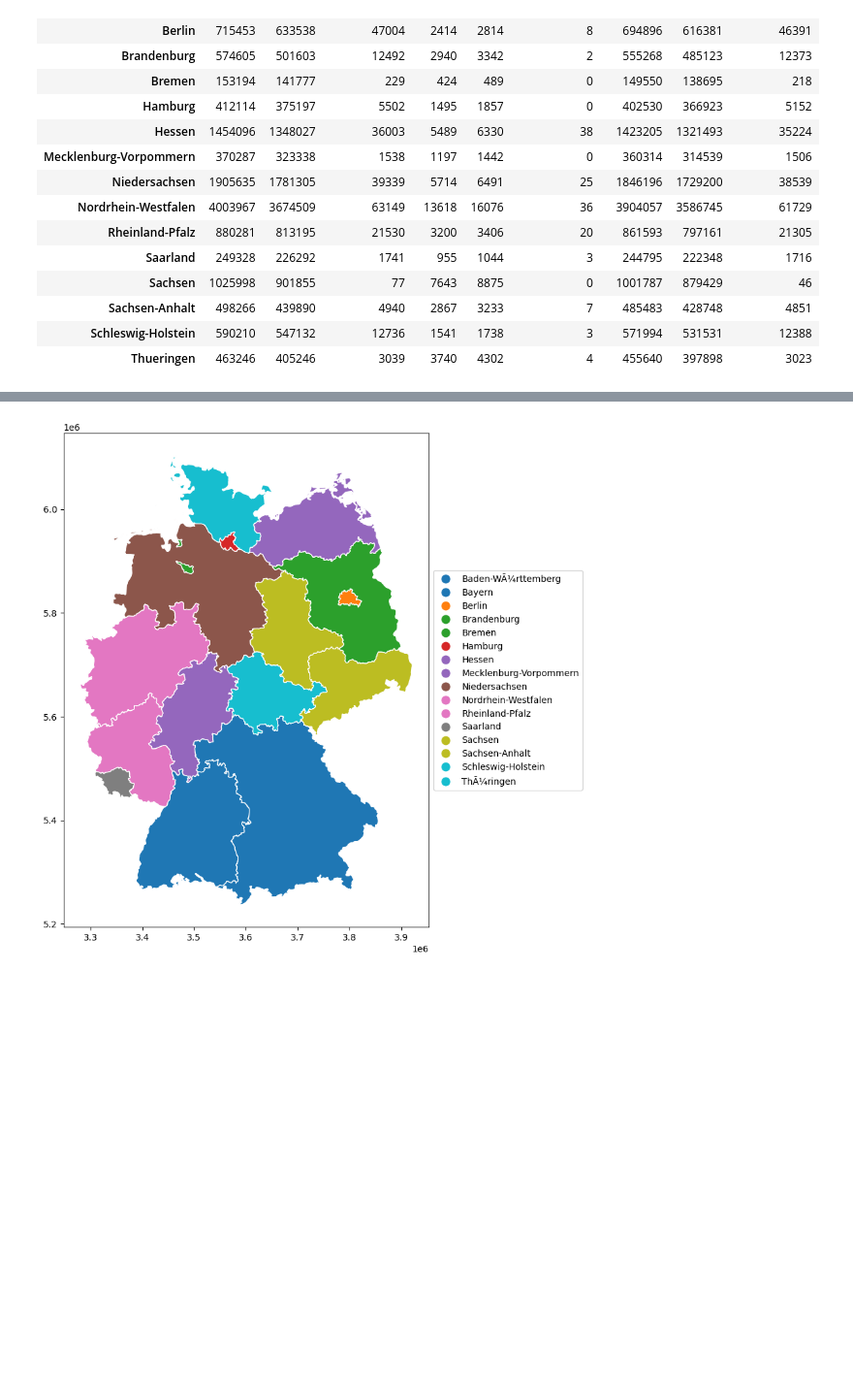
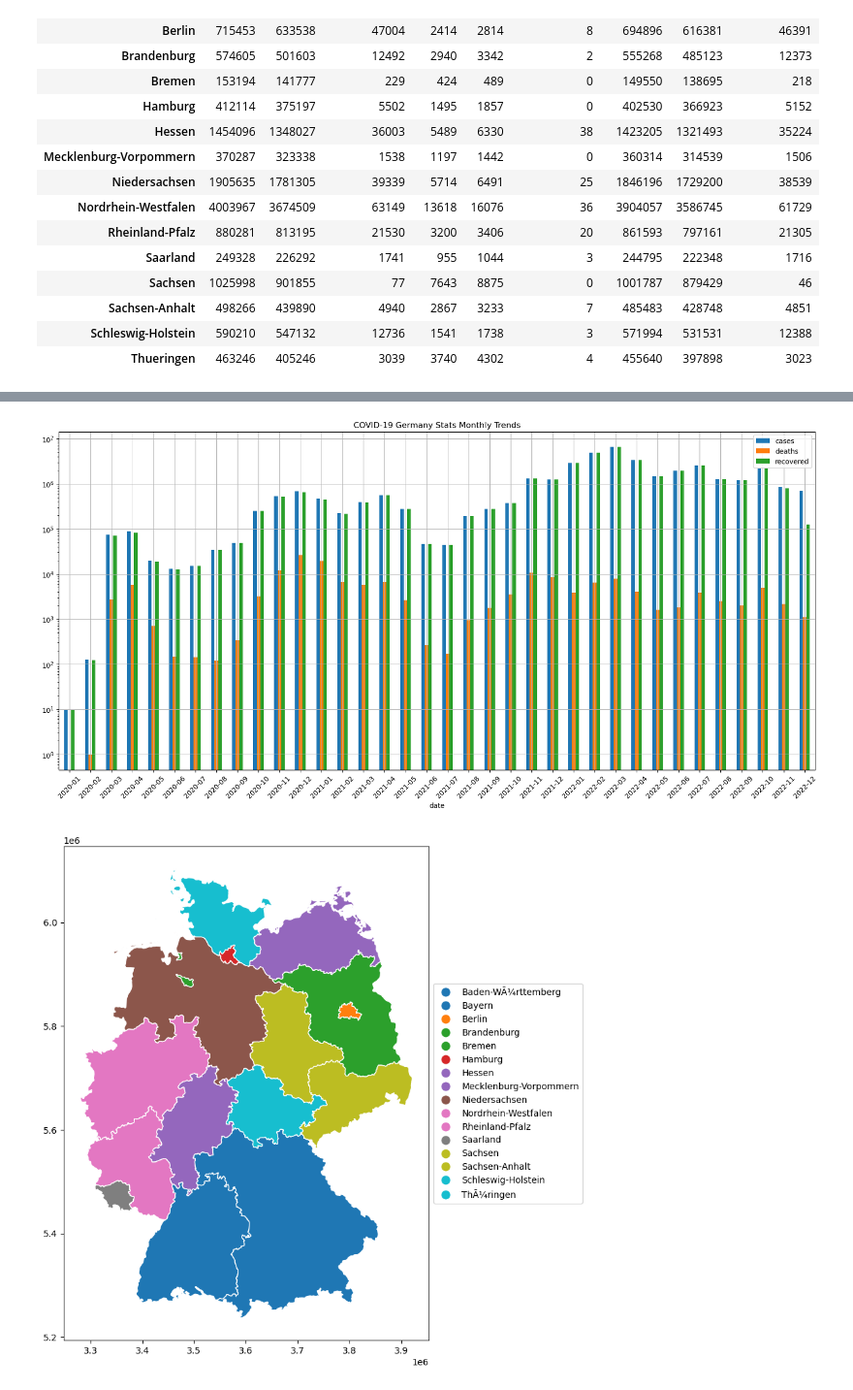
Before and after one commit to doctorf72/Naya-Practical-Data-Science-EDA-Project, a Jupyter notebook: COVID_Germany Felix.ipynb, the cells around one changed output, grey strips where cells are left out. Shown at 97% size. Saved outputs shown, nothing was run; the diff lists cells and outputs as text; code cells hidden in the pictures; blank space fills up the shorter version.

```diff
--- a/COVID_Germany Felix.ipynb
+++ b/COVID_Germany Felix.ipynb
@@ -169,3 +248,12 @@ summary_state_gender_age_population
+# %%
+df.reset_index()
+MSummary = df.set_index('date').resample('1M')['cases','deaths','recovered'].sum()
+ax = MSummary.plot(kind = 'bar',logy = True, grid =True, title = 'COVID-19 Germany Stats Monthly Trends', figsize = (20,9))
+ax.set_xticklabels([date.strftime("%Y-%m") for date in MSummary.index], rotation = 45)
+plt
+plt.show()
+# %% [output]
+[figure, added]
 # %%
 import geopandas as gpd
 
```
Also changed, not shown: parts of 17 cells of this notebook.
